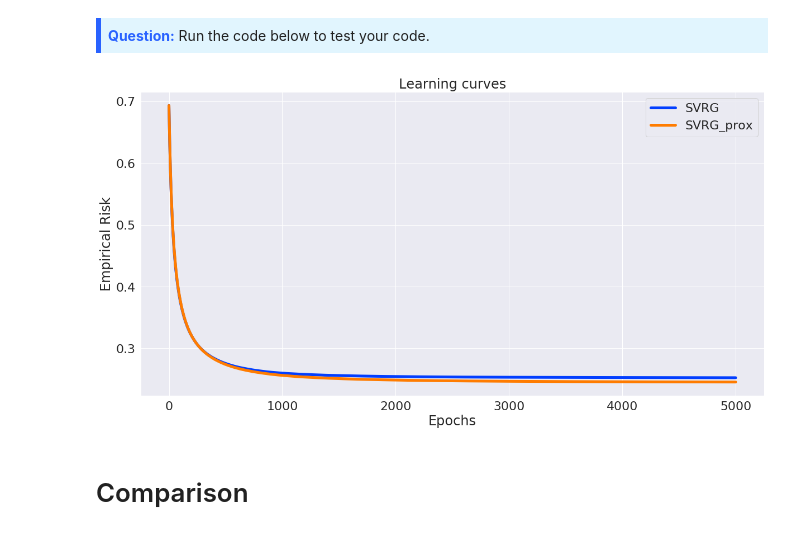
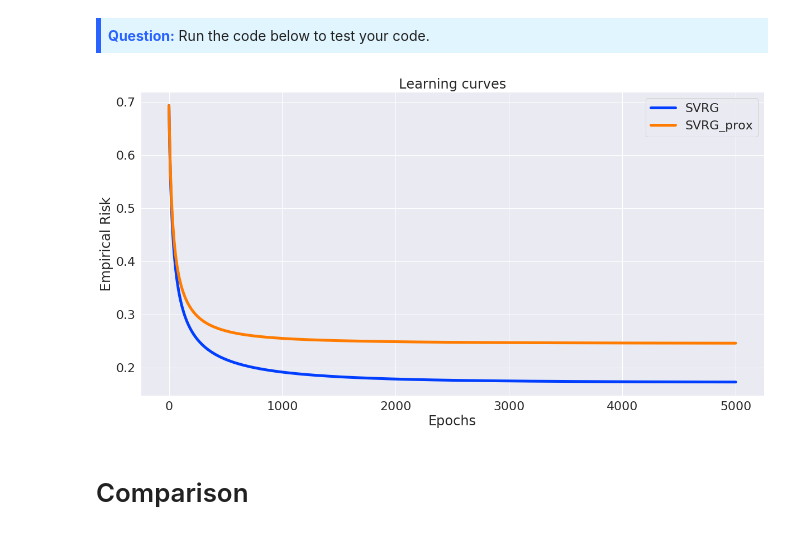
Before and after one commit to BeGIMATH/CDO_LAB, a Jupyter notebook: lab.ipynb, the cells around one changed output. Drawn from its saved outputs; the diff is of its cells as text; code cells hidden in the pictures.

```diff
--- a/lab.ipynb
+++ b/lab.ipynb
@@ -491,15 +501,15 @@ def SVRG(x0, grad, max_iter, n, L, mu):
 <b style="color: #2962ff;">Question:</b> Run the code below to test your code.
 </div>
 # %%
-clf_svrg = LogisticRegression(solver='svrg',l1=0.01, l2=0.01, max_iter=5000)
+clf_svrg = LogisticRegression(solver='svrg',l2=0.01, max_iter=5000)
 clf_svrg.fit(A_train, b_train)
 
 clf_svrg_prox = LogisticRegression(solver='svrg_prox',l1=0.01, l2=0.01, max_iter=5000)
 clf_svrg_prox.fit(A_train, b_train)
 
 learning_curve(SVRG=clf_svrg,SVRG_prox=clf_svrg_prox)
 # %% [output]
-[figure, old version]
+[figure, new version]
 # %% [markdown]
 # Comparison
 # %% [markdown]
```
Also changed, not shown: parts of 9 cells of this notebook, 2 other files.
